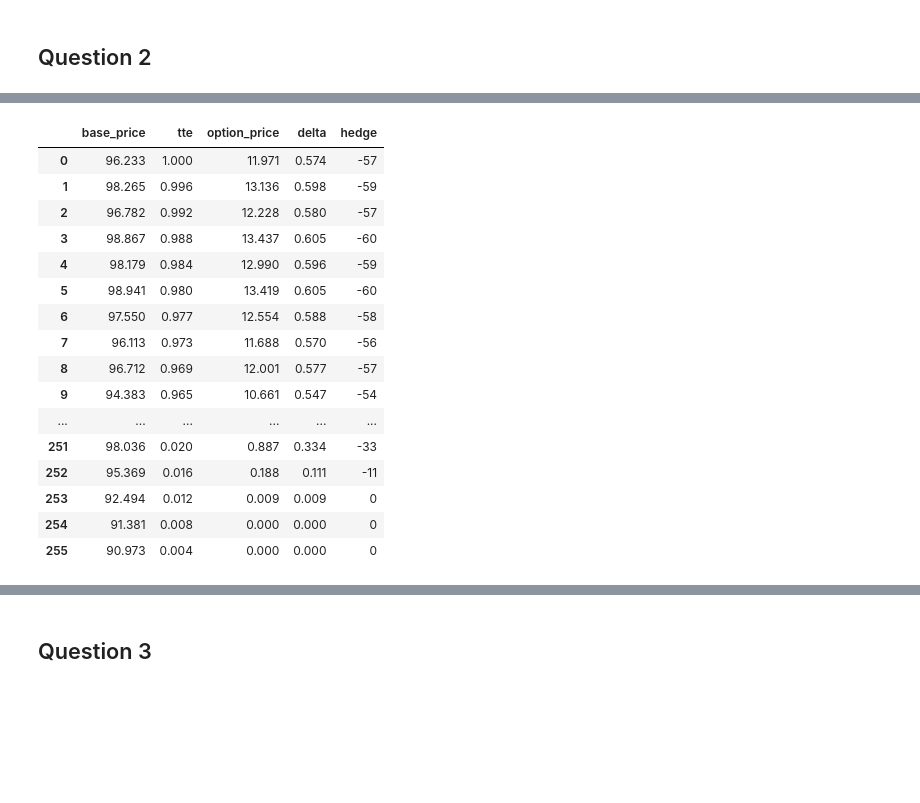
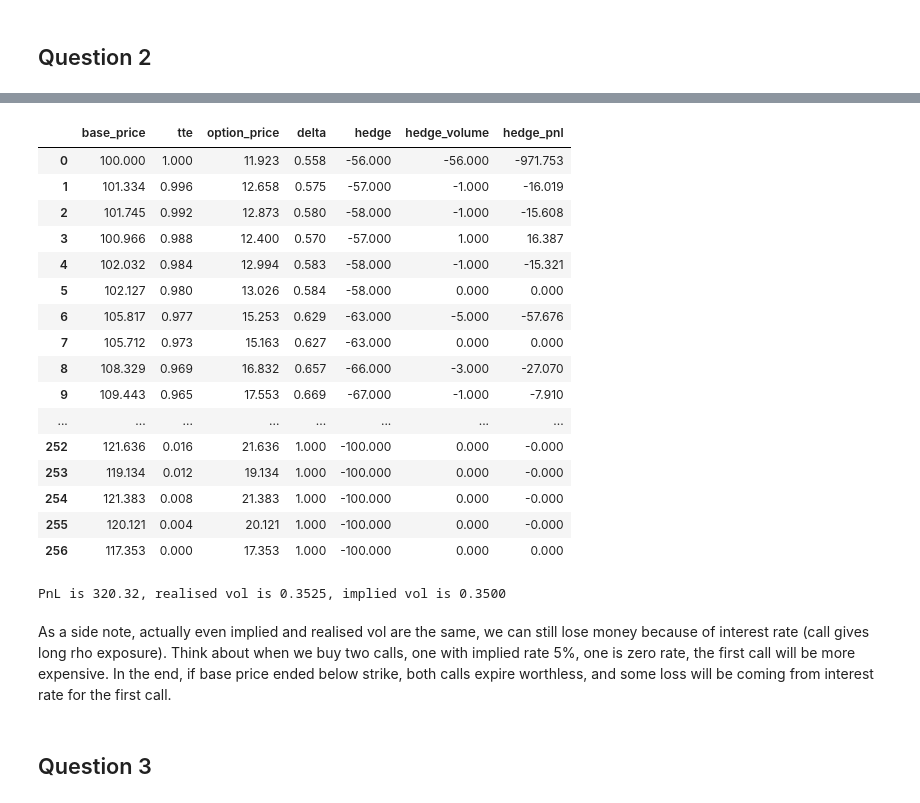
Before and after one commit to llggtty/options, a Jupyter notebook: answers.ipynb, the cells around one changed output, grey strips where cells are left out. Cells and saved outputs as stored; diff of their text form; code cells hidden in the pictures; blank space fills up the shorter version.

```diff
--- a/answers.ipynb
+++ b/answers.ipynb
@@ -80,20 +64,5 @@ pricing_data['hedge'] = -(pricing_data['delta'] * contract_multiplier).astype(in
-# %%
-pricing_data
-# %% [output]
-|  | base_price | tte | option_price | delta | hedge |
-| 0 | 96.233 | 1.000 | 11.971 | 0.574 | -57 |
-| 1 | 98.265 | 0.996 | 13.136 | 0.598 | -59 |
-| 2 | 96.782 | 0.992 | 12.228 | 0.580 | -57 |
-| 3 | 98.867 | 0.988 | 13.437 | 0.605 | -60 |
-| 4 | 98.179 | 0.984 | 12.990 | 0.596 | -59 |
-| 5 | 98.941 | 0.980 | 13.419 | 0.605 | -60 |
-| 6 | 97.550 | 0.977 | 12.554 | 0.588 | -58 |
-| 7 | 96.113 | 0.973 | 11.688 | 0.570 | -56 |
-| 8 | 96.712 | 0.969 | 12.001 | 0.577 | -57 |
-| 9 | 94.383 | 0.965 | 10.661 | 0.547 | -54 |
-| ... | ... | ... | ... | ... | ... |
-| 251 | 98.036 | 0.020 | 0.887 | 0.334 | -33 |
-| 252 | 95.369 | 0.016 | 0.188 | 0.111 | -11 |
-| 253 | 92.494 | 0.012 | 0.009 | 0.009 | 0 |
-| 254 | 91.381 | 0.008 | 0.000 | 0.000 | 0 |
-| 255 | 90.973 | 0.004 | 0.000 | 0.000 | 0 |
+# %%
+pricing_data = dict_pricing_data[0]
+final_pnl, breakdown = portfolio_pnl(pricing_data, rounding=True)
+breakdown
+# %% [output]
@@ -100,3 +70,27 @@ pricing_data
+|  | base_price | tte | option_price | delta | hedge | hedge_volume | hedge_pnl |
+| 0 | 100.000 | 1.000 | 11.923 | 0.558 | -56.000 | -56.000 | -971.753 |
+| 1 | 101.334 | 0.996 | 12.658 | 0.575 | -57.000 | -1.000 | -16.019 |
+| 2 | 101.745 | 0.992 | 12.873 | 0.580 | -58.000 | -1.000 | -15.608 |
+| 3 | 100.966 | 0.988 | 12.400 | 0.570 | -57.000 | 1.000 | 16.387 |
+| 4 | 102.032 | 0.984 | 12.994 | 0.583 | -58.000 | -1.000 | -15.321 |
+| 5 | 102.127 | 0.980 | 13.026 | 0.584 | -58.000 | 0.000 | 0.000 |
+| 6 | 105.817 | 0.977 | 15.253 | 0.629 | -63.000 | -5.000 | -57.676 |
+| 7 | 105.712 | 0.973 | 15.163 | 0.627 | -63.000 | 0.000 | 0.000 |
+| 8 | 108.329 | 0.969 | 16.832 | 0.657 | -66.000 | -3.000 | -27.070 |
+| 9 | 109.443 | 0.965 | 17.553 | 0.669 | -67.000 | -1.000 | -7.910 |
+| ... | ... | ... | ... | ... | ... | ... | ... |
+| 252 | 121.636 | 0.016 | 21.636 | 1.000 | -100.000 | 0.000 | -0.000 |
+| 253 | 119.134 | 0.012 | 19.134 | 1.000 | -100.000 | 0.000 | -0.000 |
+| 254 | 121.383 | 0.008 | 21.383 | 1.000 | -100.000 | 0.000 | -0.000 |
+| 255 | 120.121 | 0.004 | 20.121 | 1.000 | -100.000 | 0.000 | -0.000 |
+| 256 | 117.353 | 0.000 | 17.353 | 1.000 | -100.000 | 0.000 | 0.000 |
+# %%
+rvol = realised_volatility(pricing_data['base_price'])
+print(f"PnL is {final_pnl:,.2f}, realised vol is {rvol:.4f}, implied vol is {annual_volatility:.4f}")
+# %% [output]
+PnL is 320.32, realised vol is 0.3525, implied vol is 0.3500
+# %% [markdown]
+As a side note, actually even implied and realised vol are the same, we can still lose money because of interest rate (call gives long rho exposure). Think about when we buy two calls, one with implied rate 5%, one is zero rate, the first call will be more expensive. In the end, if base price ended below strike, both calls expire worthless, and some loss will be coming from interest rate for the first call.
 # %% [markdown]
 ## Question 3
 # %% [markdown]
```
Also changed, not shown: parts of 8 cells of this notebook, 2 other files.
